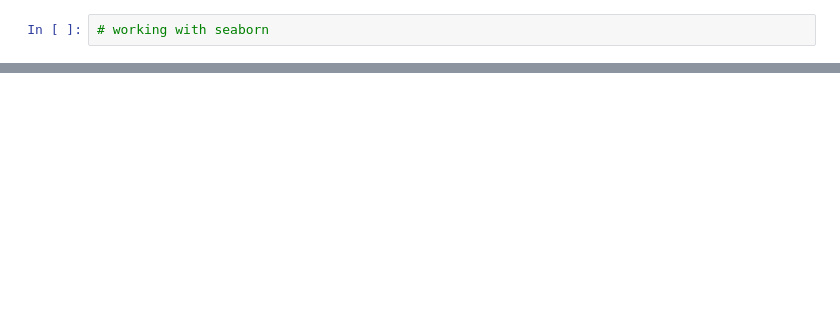
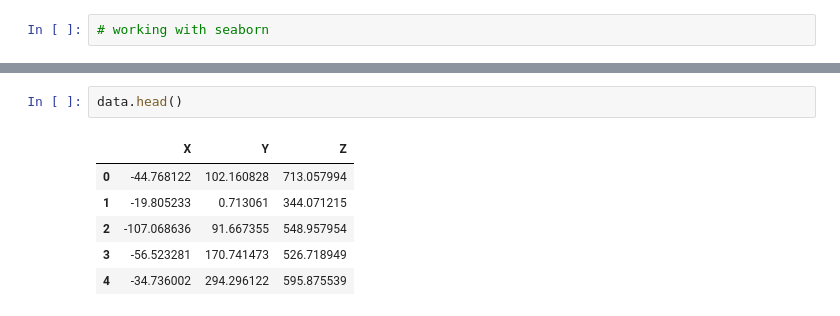
Before and after one commit to mirpouya/Basics-of-ML, a Jupyter notebook: Basics_of_Matplotlib.ipynb, the cells around one changed output, grey strips where cells are left out. Cells and saved outputs as stored; diff of their text form; blank space fills up the shorter version.

```diff
--- a/Basics_of_Matplotlib.ipynb
+++ b/Basics_of_Matplotlib.ipynb
@@ -88,0 +89,9 @@ plt.hist(data["X"], density=True, alpha=0.5)
+# %%
+data.head()
+# %% [output]
+|  | X | Y | Z |
+| 0 | -44.768122 | 102.160828 | 713.057994 |
+| 1 | -19.805233 | 0.713061 | 344.071215 |
+| 2 | -107.068636 | 91.667355 | 548.957954 |
+| 3 | -56.523281 | 170.741473 | 526.718949 |
+| 4 | -34.736002 | 294.296122 | 595.875539 |
```
Also changed, not shown: parts of 13 cells of this notebook.
